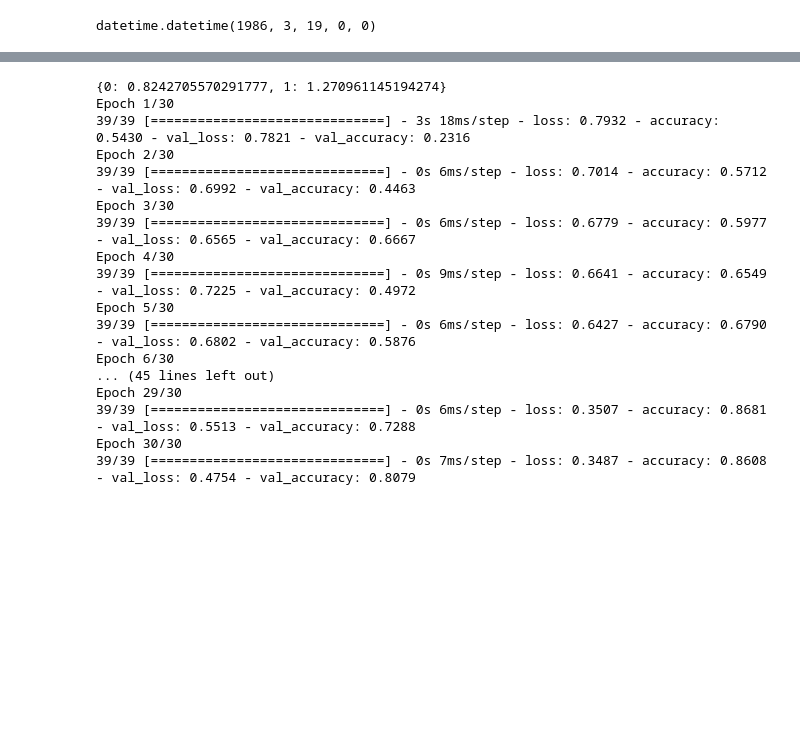
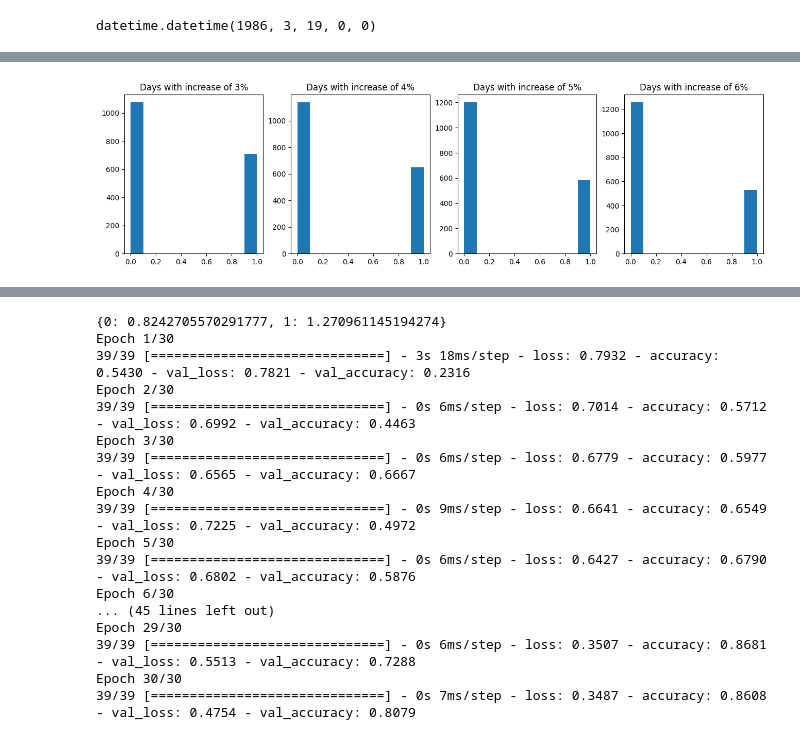
Before and after one commit to Lucas-CE/Bitcoin-forecast, a Jupyter notebook: Problem-2/percentage_win_classfication.ipynb, the cells around one changed output, grey strips where cells are left out. Saved outputs shown, nothing was run; the diff lists cells and outputs as text; code cells hidden in the pictures; blank space fills up the shorter version.

```diff
--- a/Problem-2/percentage_win_classfication.ipynb
+++ b/Problem-2/percentage_win_classfication.ipynb
@@ -94,0 +84,10 @@ plt.plot(df.index, df['Change'])
+# %%
+fig, axes = plt.subplots(1, len(change_percentages), figsize=(16, 4))
+for i in range(len(change_percentages)):
+  ax = axes[i]
+  percentage = change_percentages[i]
+  ax.hist(df[f'Change_bin_{percentage}'], range=(0, 1))
+  ax.set_title(f'Days with increase of {percentage}%')
+plt.show()
+# %% [output]
+[figure, added]
```
Also changed, not shown: parts of 18 cells of this notebook.
